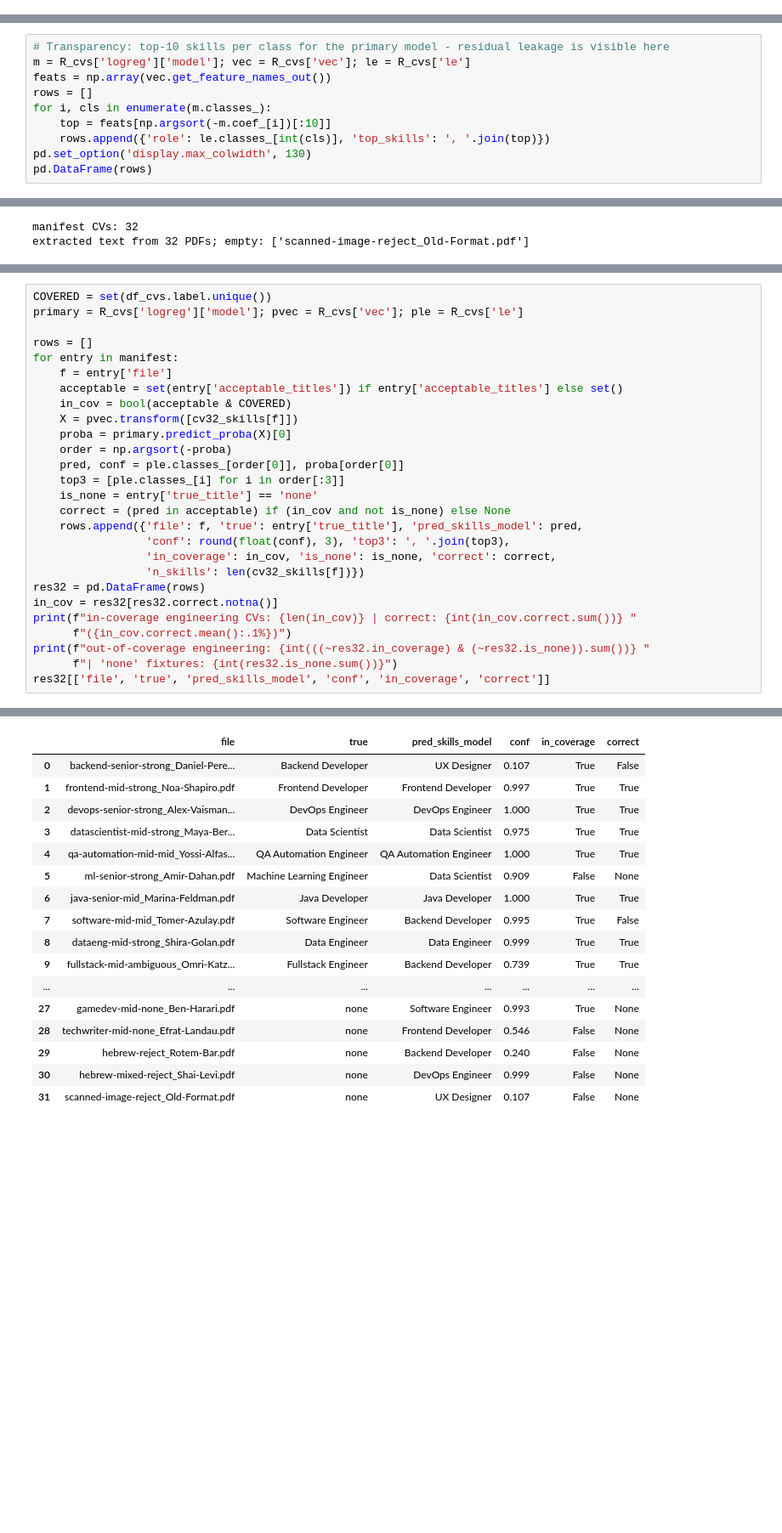
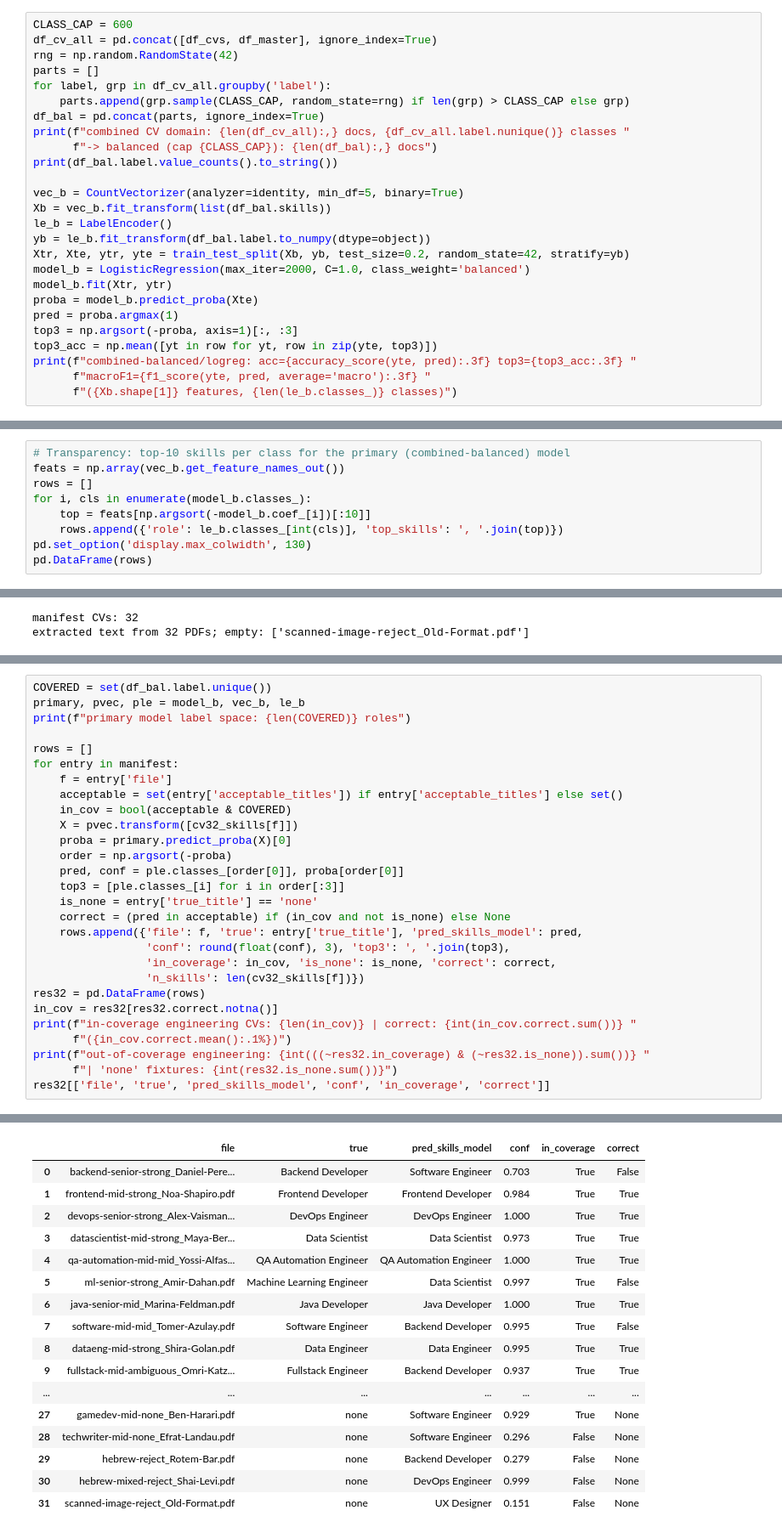
Before and after one commit to yaringol/CareerLens, a Jupyter notebook: ds/model/skills_to_title.ipynb, the cells around one changed output, grey strips where cells are left out. Shown at 85% size. Cells and saved outputs as stored; diff of their text form; blank space fills up the shorter version.

```diff
--- a/ds/model/skills_to_title.ipynb
+++ b/ds/model/skills_to_title.ipynb
@@ -170,0 +190,26 @@ cvs/mlp: acc=0.822 top3=0.953 macroF1=0.822 (3067 skill features)
+# %%
+CLASS_CAP = 600
+df_cv_all = pd.concat([df_cvs, df_master], ignore_index=True)
+rng = np.random.RandomState(42)
+parts = []
+for label, grp in df_cv_all.groupby('label'):
+    parts.append(grp.sample(CLASS_CAP, random_state=rng) if len(grp) > CLASS_CAP else grp)
+df_bal = pd.concat(parts, ignore_index=True)
+print(f"combined CV domain: {len(df_cv_all):,} docs, {df_cv_all.label.nunique()} classes "
+      f"-> balanced (cap {CLASS_CAP}): {len(df_bal):,} docs")
+print(df_bal.label.value_counts().to_string())
+
+vec_b = CountVectorizer(analyzer=identity, min_df=5, binary=True)
+Xb = vec_b.fit_transform(list(df_bal.skills))
+le_b = LabelEncoder()
+yb = le_b.fit_transform(df_bal.label.to_numpy(dtype=object))
+Xtr, Xte, ytr, yte = train_test_split(Xb, yb, test_size=0.2, random_state=42, stratify=yb)
+model_b = LogisticRegression(max_iter=2000, C=1.0, class_weight='balanced')
+model_b.fit(Xtr, ytr)
+proba = model_b.predict_proba(Xte)
+pred = proba.argmax(1)
+top3 = np.argsort(-proba, axis=1)[:, :3]
+top3_acc = np.mean([yt in row for yt, row in zip(yte, top3)])
+print(f"combined-balanced/logreg: acc={accuracy_score(yte, pred):.3f} top3={top3_acc:.3f} "
+      f"macroF1={f1_score(yte, pred, average='macro'):.3f} "
+      f"({Xb.shape[1]} features, {len(le_b.classes_)} classes)")
@@ -189,13 +252,12 @@ trained on JOBS  -> tested on CVs : acc=0.776 macroF1=0.777
 trained on CVs   -> tested on JOBS: acc=0.754 macroF1=0.744
 (0.7538552641318562, 0.7441640150788097)
 # %%
-# Transparency: top-10 skills per class for the primary model - residual leakage is visible here
-m = R_cvs['logreg']['model']; vec = R_cvs['vec']; le = R_cvs['le']
-feats = np.array(vec.get_feature_names_out())
+# Transparency: top-10 skills per class for the primary (combined-balanced) model
+feats = np.array(vec_b.get_feature_names_out())
 rows = []
-for i, cls in enumerate(m.classes_):
-    top = feats[np.argsort(-m.coef_[i])[:10]]
-    rows.append({'role': le.classes_[int(cls)], 'top_skills': ', '.join(top)})
+for i, cls in enumerate(model_b.classes_):
+    top = feats[np.argsort(-model_b.coef_[i])[:10]]
+    rows.append({'role': le_b.classes_[int(cls)], 'top_skills': ', '.join(top)})
 pd.set_option('display.max_colwidth', 130)
 pd.DataFrame(rows)
 # %% [output]
@@ -261,6 +327,7 @@ loading token_matcher ...
 # %%
-COVERED = set(df_cvs.label.unique())
-primary = R_cvs['logreg']['model']; pvec = R_cvs['vec']; ple = R_cvs['le']
+COVERED = set(df_bal.label.unique())
+primary, pvec, ple = model_b, vec_b, le_b
+print(f"primary model label space: {len(COVERED)} roles")
 
 rows = []
 for entry in manifest:
@@ -291,20 +359,20 @@ out-of-coverage engineering: 7 | 'none' fixtures: 5
 |  | file | true | pred_skills_model | conf | in_coverage | correct |
-| 0 | backend-senior-strong_Daniel-Pere... | Backend Developer | UX Designer | 0.107 | True | False |
-| 1 | frontend-mid-strong_Noa-Shapiro.pdf | Frontend Developer | Frontend Developer | 0.997 | True | True |
+| 0 | backend-senior-strong_Daniel-Pere... | Backend Developer | Software Engineer | 0.703 | True | False |
+| 1 | frontend-mid-strong_Noa-Shapiro.pdf | Frontend Developer | Frontend Developer | 0.984 | True | True |
 | 2 | devops-senior-strong_Alex-Vaisman... | DevOps Engineer | DevOps Engineer | 1.000 | True | True |
-| 3 | datascientist-mid-strong_Maya-Ber... | Data Scientist | Data Scientist | 0.975 | True | True |
+| 3 | datascientist-mid-strong_Maya-Ber... | Data Scientist | Data Scientist | 0.973 | True | True |
 | 4 | qa-automation-mid-mid_Yossi-Alfas... | QA Automation Engineer | QA Automation Engineer | 1.000 | True | True |
-| 5 | ml-senior-strong_Amir-Dahan.pdf | Machine Learning Engineer | Data Scientist | 0.909 | False | None |
+| 5 | ml-senior-strong_Amir-Dahan.pdf | Machine Learning Engineer | Data Scientist | 0.997 | True | False |
 | 6 | java-senior-mid_Marina-Feldman.pdf | Java Developer | Java Developer | 1.000 | True | True |
 | 7 | software-mid-mid_Tomer-Azulay.pdf | Software Engineer | Backend Developer | 0.995 | True | False |
-| 8 | dataeng-mid-strong_Shira-Golan.pdf | Data Engineer | Data Engineer | 0.999 | True | True |
-| 9 | fullstack-mid-ambiguous_Omri-Katz... | Fullstack Engineer | Backend Developer | 0.739 | True | True |
+| 8 | dataeng-mid-strong_Shira-Golan.pdf | Data Engineer | Data Engineer | 0.995 | True | True |
+| 9 | fullstack-mid-ambiguous_Omri-Katz... | Fullstack Engineer | Backend Developer | 0.937 | True | True |
 | ... | ... | ... | ... | ... | ... | ... |
-| 27 | gamedev-mid-none_Ben-Harari.pdf | none | Software Engineer | 0.993 | True | None |
-| 28 | techwriter-mid-none_Efrat-Landau.pdf | none | Frontend Developer | 0.546 | False | None |
-| 29 | hebrew-reject_Rotem-Bar.pdf | none | Backend Developer | 0.240 | False | None |
+| 27 | gamedev-mid-none_Ben-Harari.pdf | none | Software Engineer | 0.929 | True | None |
+| 28 | techwriter-mid-none_Efrat-Landau.pdf | none | Software Engineer | 0.296 | False | None |
+| 29 | hebrew-reject_Rotem-Bar.pdf | none | Backend Developer | 0.279 | False | None |
 | 30 | hebrew-mixed-reject_Shai-Levi.pdf | none | DevOps Engineer | 0.999 | False | None |
-| 31 | scanned-image-reject_Old-Format.pdf | none | UX Designer | 0.107 | False | None |
+| 31 | scanned-image-reject_Old-Format.pdf | none | UX Designer | 0.151 | False | None |
 # %% [markdown]
 ## 5. Head-to-head vs the shipped text classifier
 
```
Also changed, not shown: parts of 13 cells of this notebook, 1 other file.
